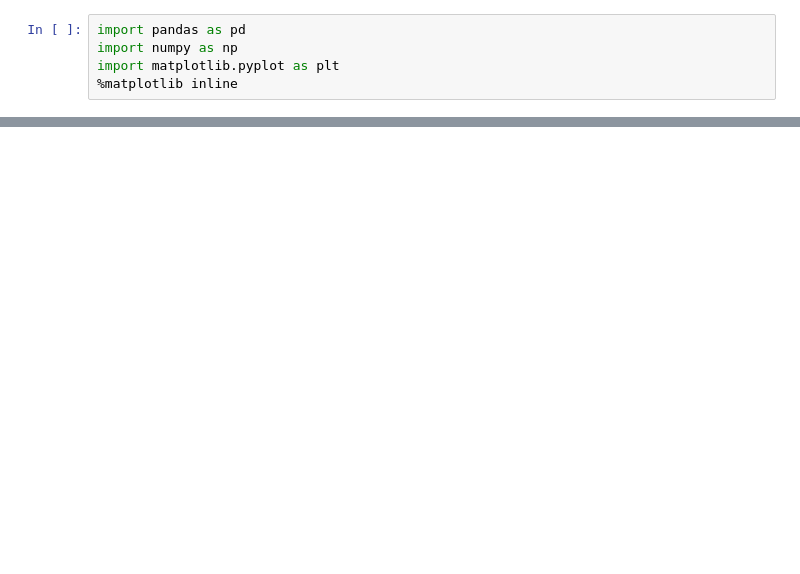
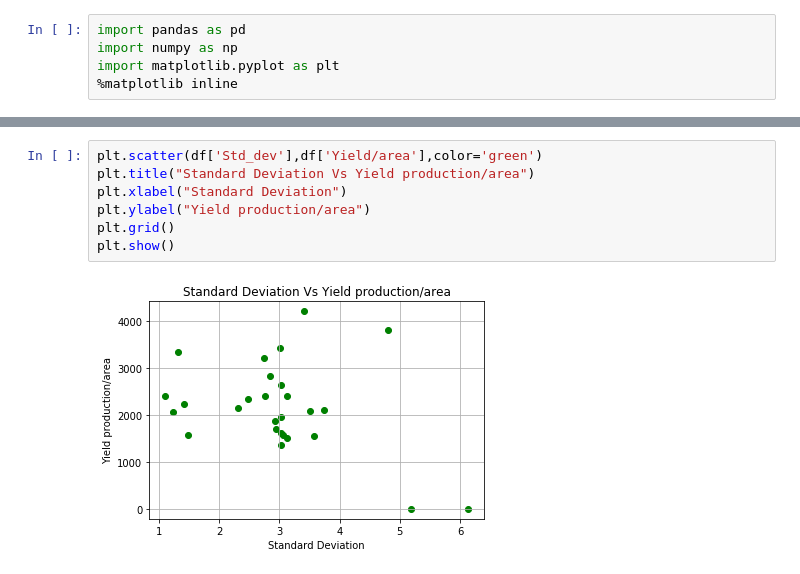
Before and after one commit to arghac14/CropYield-prediction, a Jupyter notebook: CropPrediction(data_exploration).ipynb, the cells around one changed output, grey strips where cells are left out. Drawn from its saved outputs; the diff is of its cells as text; blank space fills up the shorter version.

```diff
--- a/CropPrediction(data_exploration).ipynb
+++ b/CropPrediction(data_exploration).ipynb
@@ -39,0 +42,9 @@ df
+# %%
+plt.scatter(df['Std_dev'],df['Yield/area'],color='green')
+plt.title("Standard Deviation Vs Yield production/area")
+plt.xlabel("Standard Deviation")
+plt.ylabel("Yield production/area")
+plt.grid()
+plt.show()
+# %% [output]
+[figure, added]
```
Also changed, not shown: parts of 8 cells of this notebook.
